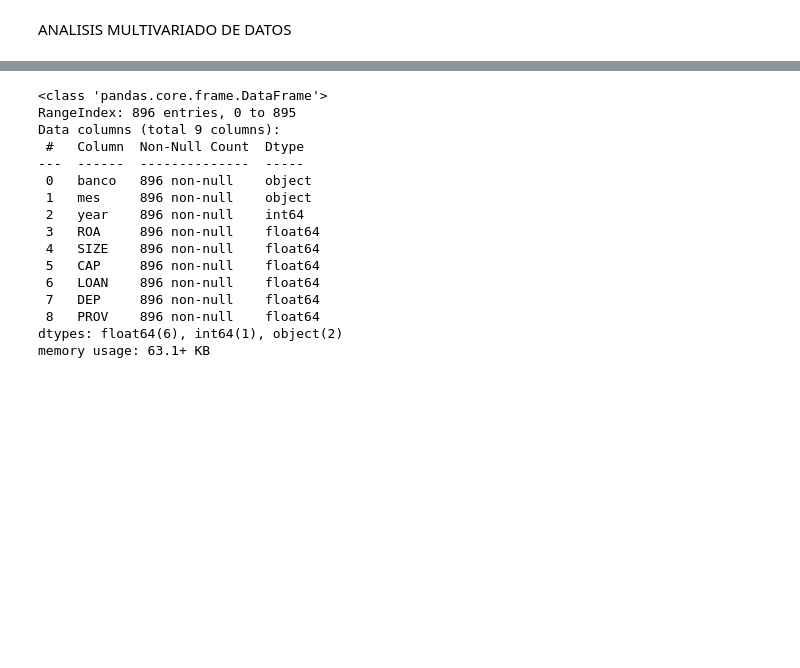
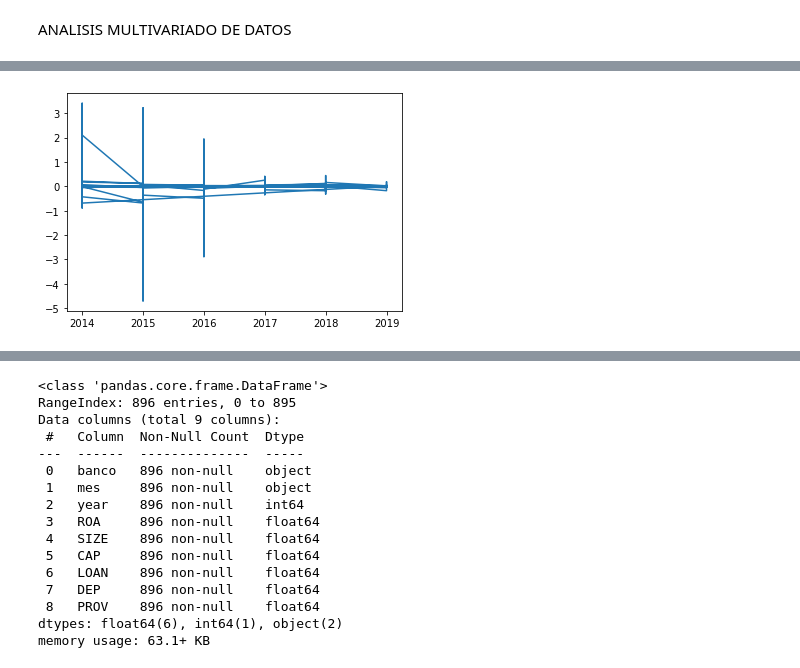
Before and after one commit to JeancarloGeldres/Analysis-Factors-Interns-, a Jupyter notebook: data/ANALYSIS FACTORS.ipynb, the cells around one changed output, grey strips where cells are left out. Drawn from its saved outputs; the diff is of its cells as text; code cells hidden in the pictures; blank space fills up the shorter version.

```diff
--- a/data/ANALYSIS FACTORS.ipynb
+++ b/data/ANALYSIS FACTORS.ipynb
@@ -22,0 +23,7 @@ modelo.head()
+# %%
+# haciendo grafica de lineas para ROA por años
+modelo_nn = modelo.groupby(['year']).sum().reset_index()
+plt.plot(modelo['year'], modelo['ROA'])
+plt.show()
+# %% [output]
+[figure, added]
```
Also changed, not shown: parts of 4 cells of this notebook, 8 other files.
